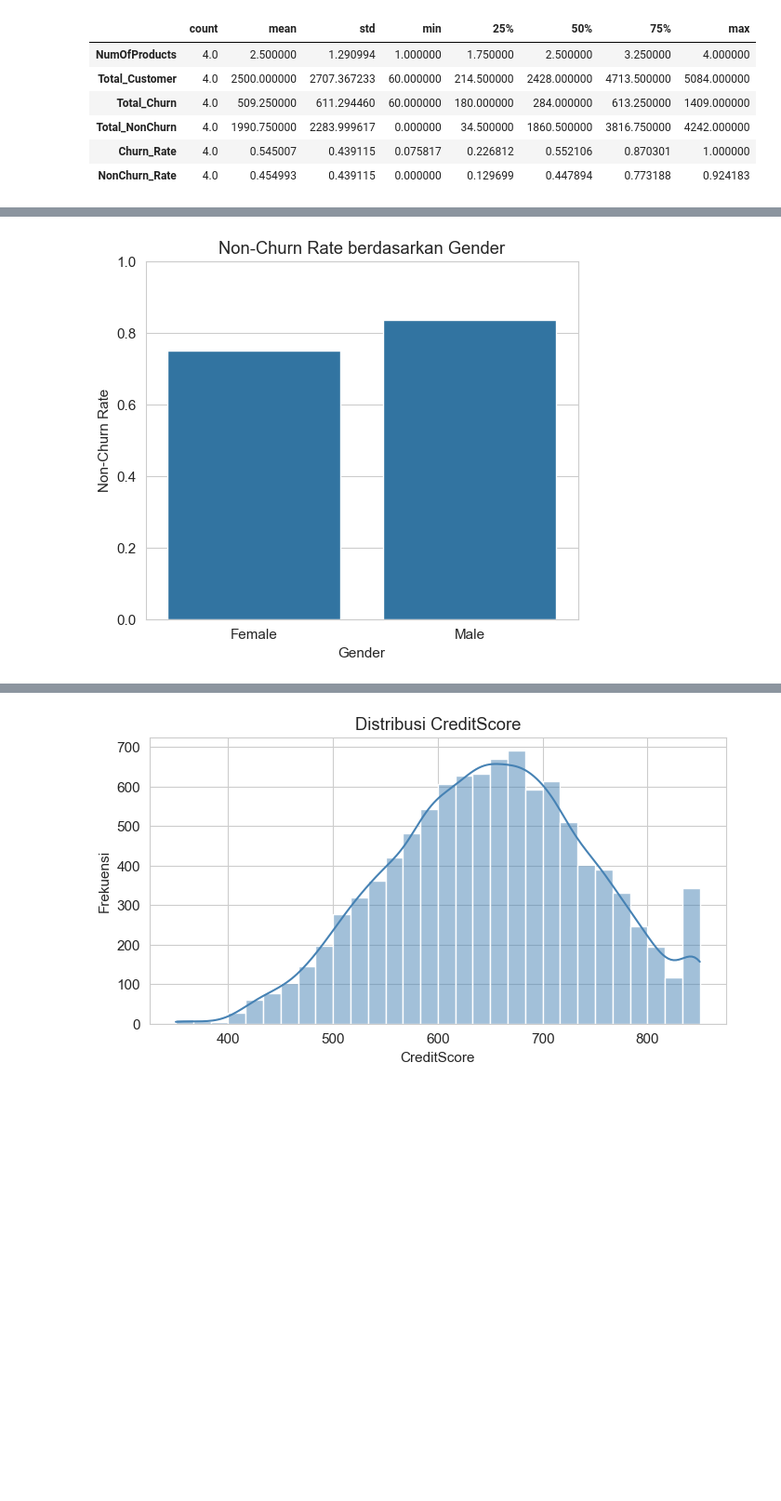
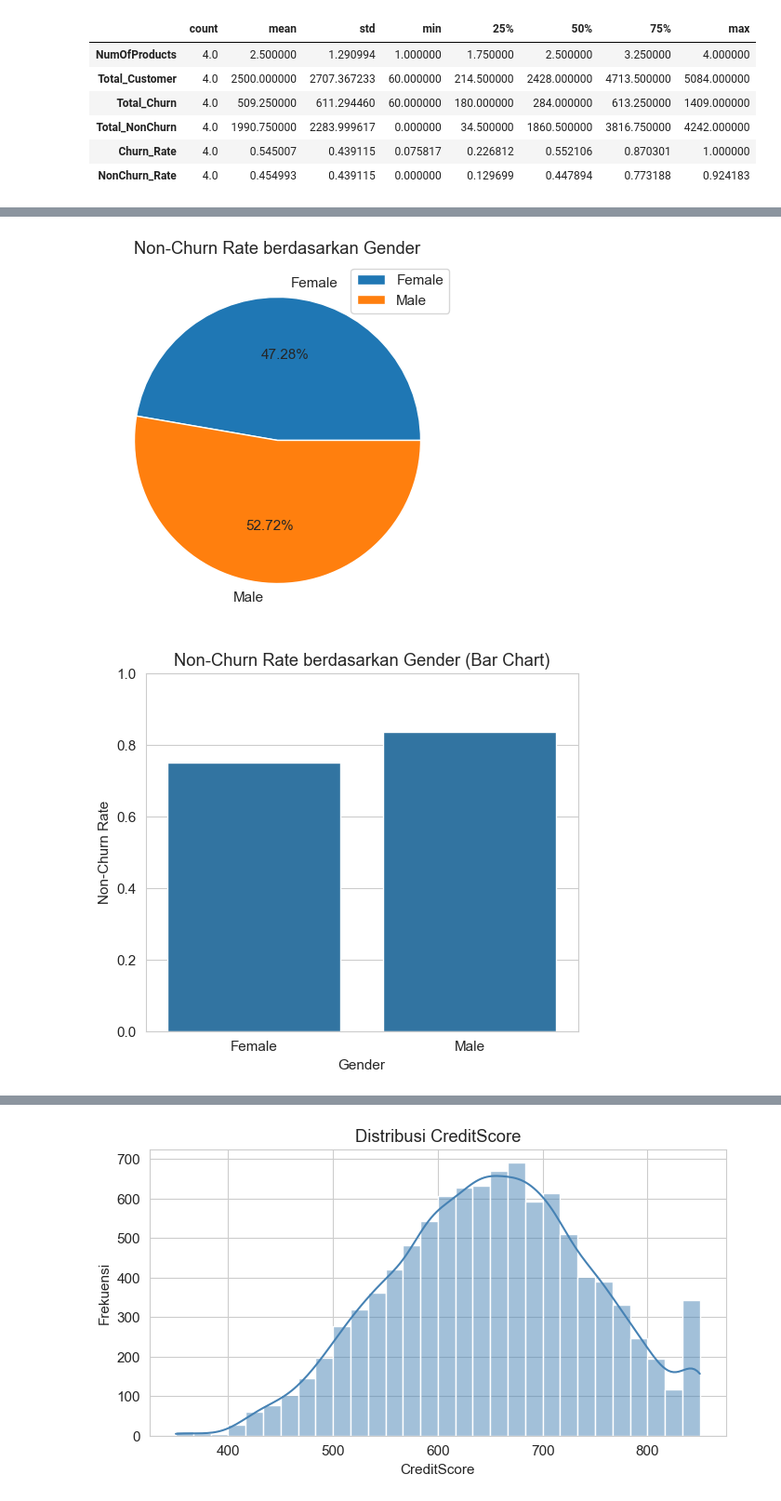
Before and after one commit to kimithora/Tubes-Struktur-Data-Algoritma, a Jupyter notebook: EDAstd.IPYNB, the cells around one changed output, grey strips where cells are left out. Shown at 93% size. Saved outputs shown, nothing was run; the diff lists cells and outputs as text; code cells hidden in the pictures; blank space fills up the shorter version.

```diff
--- a/EDAstd.IPYNB
+++ b/EDAstd.IPYNB
@@ -496,20 +539,33 @@ plt.show()
 # %%
+plt.figure(figsize=(6,5))
+
+plt.pie(
+    gender_summary["NonChurn_Rate"],
+    labels=gender_summary["Gender"],
+    autopct="%1.2f%%"
+)
+
+plt.title("Non-Churn Rate berdasarkan Gender")
+plt.legend(loc="best")
+
+plt.show()
+
 plt.figure(figsize=(6,5))
 
 sns.barplot(
     data=gender_summary,
     x="Gender",
     y="NonChurn_Rate"
 )
 
 plt.ylabel("Non-Churn Rate")
-plt.title("Non-Churn Rate berdasarkan Gender")
-
+plt.title("Non-Churn Rate berdasarkan Gender (Bar Chart)")
 plt.ylim(0,1)
 
 plt.show()
 # %% [output]
-[figure, old version]
+[figure, new version]
+[figure, added]
 # %%
 active_plot = active_summary.copy()
 
```
Also changed, not shown: parts of 21 cells of this notebook, 1 other file.
